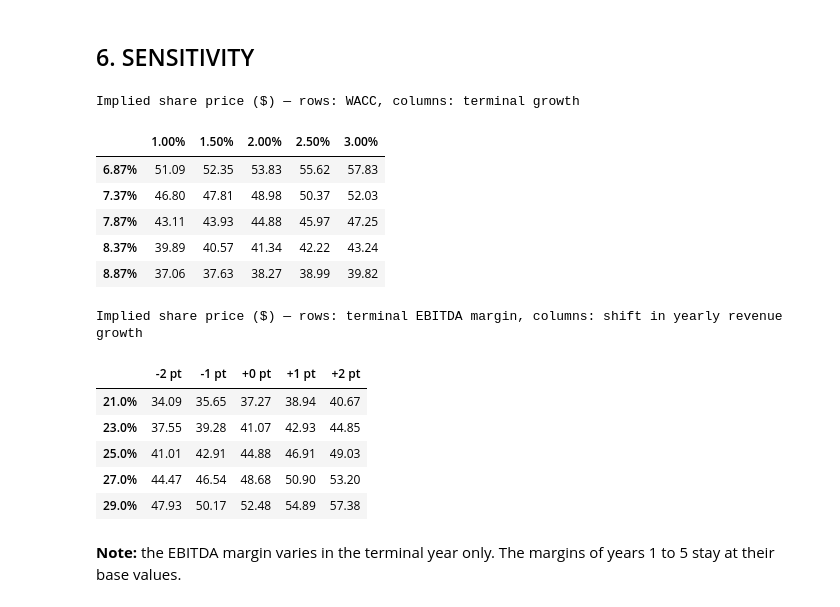
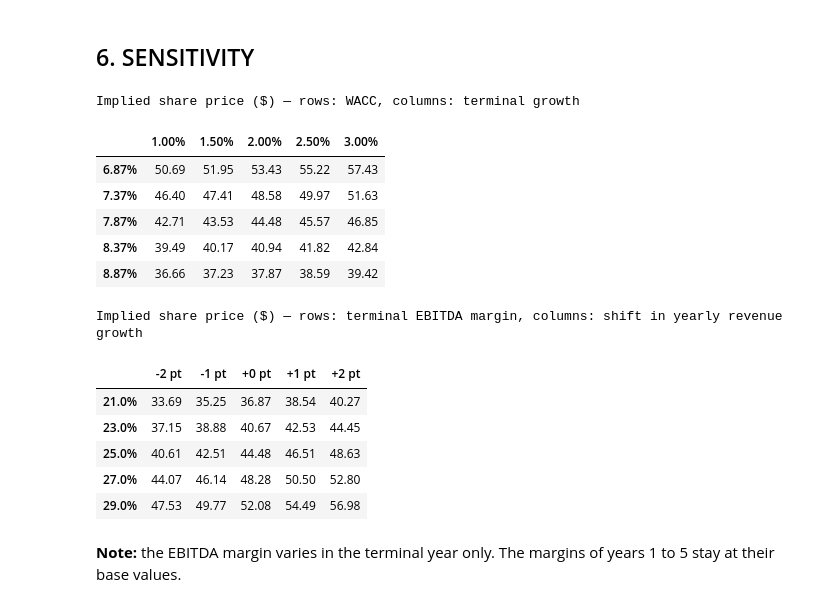
Before and after one commit to louischarpentier83-source/dcf-valuation-model, a Jupyter notebook: DCF.ipynb, the cells around one changed output. Drawn from its saved outputs; the diff is of its cells as text; code cells hidden in the pictures.

```diff
--- a/DCF.ipynb
+++ b/DCF.ipynb
@@ -25,6 +25,13 @@ DEBT = 3_000.0                # gross financial debt, $m
 CASH = 500.0                  # cash, $m
 SHARES = 500.0                # number of shares, millions
 PRICE = 32.00                 # current share price, $
+
+# EV to equity bridge
+OPERATING_CASH_PCT = 0.02     # cash needed to run the business, % of revenue year 0
+LEASE_LIABILITIES = 0.0       # $m, none assumed for the sample company
+PENSION_PROVISIONS = 0.0      # $m, none assumed for the sample company
+MINORITY_INTERESTS = 0.0      # $m, none assumed for the sample company
+DILUTIVE_SHARES = 0.0         # net new shares, millions, none assumed
 
 # Operating assumptions - one value per forecast year
 REVENUE_GROWTH = [0.08, 0.07, 0.06, 0.05, 0.04]
@@ -241,14 +248,27 @@ print(f"    of which terminal value: {pv_terminal / enterprise_value:.1%}")
 # %% [markdown]
 ## 5. FROM ENTERPRISE VALUE TO SHARE PRICE
 # %%
-net_debt = DEBT - CASH
-equity_value = enterprise_value - net_debt
-implied_price = equity_value / SHARES
+# Only the cash the business does not need to operate goes to shareholders
+operating_cash = min(CASH, REVENUE_0 * OPERATING_CASH_PCT)
+excess_cash = CASH - operating_cash
+
+non_equity_claims = (DEBT - excess_cash + LEASE_LIABILITIES
+                     + PENSION_PROVISIONS + MINORITY_INTERESTS)
+equity_value = enterprise_value - non_equity_claims
+diluted_shares = SHARES + DILUTIVE_SHARES
+implied_price = equity_value / diluted_shares
 upside = implied_price / PRICE - 1
 
-print(f"\nEnterprise value : {enterprise_value:,.0f} $m")
-print(f"(-) Net debt     : {-net_debt:,.0f} $m")
-print(f"Equity value     : {equity_value:,.0f} $m")
+print(f"\nEnterprise value      : {enterprise_value:,.0f} $m")
+print(f"(-) Gross debt        : {-DEBT:,.0f} $m")
+print(f"(+) Excess cash       : {excess_cash:,.0f} $m  "
+      f"(total {CASH:,.0f}, operating {operating_cash:,.0f})")
+print(f"(-) Lease liabilities : {0 - LEASE_LIABILITIES:,.0f} $m")
+print(f"(-) Pension provisions: {0 - PENSION_PROVISIONS:,.0f} $m")
+print(f"(-) Minority interests: {0 - MINORITY_INTERESTS:,.0f} $m")
+print(f"Equity value          : {equity_value:,.0f} $m")
+print(f"Diluted shares        : {diluted_shares:,.1f} m  "
+      f"(basic {SHARES:,.1f}, dilution {DILUTIVE_SHARES:,.1f})")
 print(f"\n>>> Implied price = {implied_price:,.2f} $  (current: {PRICE:,.2f} $)")
 print(f"    Upside / (downside): {upside:+.1%}")
 # %% [output]
@@ -269,30 +294,30 @@ print(f"    Implied exit EV/EBITDA: {terminal_value / ebitda_last:,.1f}x")
 # %%
 wacc_range = np.arange(WACC - 0.01, WACC + 0.011, 0.005)
 growth_range = np.arange(0.01, 0.031, 0.005)
 
 sensitivity = pd.DataFrame(index=[f"{w:.2%}" for w in wacc_range],
                            columns=[f"{g:.2%}" for g in growth_range],
                            dtype=float)
 
 for w in wacc_range:
     for g in growth_range:
         pv = (df["FCF"] / (1 + w) ** df.index).sum()
         tv = terminal_fcf(g, w + RONIC_SPREAD) / (w - g)
         ev = pv + tv / (1 + w) ** last_year
-        sensitivity.loc[f"{w:.2%}", f"{g:.2%}"] = (ev - net_debt) / SHARES
+        sensitivity.loc[f"{w:.2%}", f"{g:.2%}"] = (ev - non_equity_claims) / diluted_shares
 
 display(sensitivity.style
         .background_gradient(cmap="RdYlGn", axis=None)
         .format("{:,.2f}")
         .set_caption("Implied share price ($) — rows: WACC, columns: terminal growth"))
 # %% [output]
 Implied share price ($) — rows: WACC, columns: terminal growth
 |  | 1.00% | 1.50% | 2.00% | 2.50% | 3.00% |
-| 6.87% | 51.09 | 52.35 | 53.83 | 55.62 | 57.83 |
-| 7.37% | 46.80 | 47.81 | 48.98 | 50.37 | 52.03 |
-| 7.87% | 43.11 | 43.93 | 44.88 | 45.97 | 47.25 |
-| 8.37% | 39.89 | 40.57 | 41.34 | 42.22 | 43.24 |
-| 8.87% | 37.06 | 37.63 | 38.27 | 38.99 | 39.82 |
+| 6.87% | 50.69 | 51.95 | 53.43 | 55.22 | 57.43 |
+| 7.37% | 46.40 | 47.41 | 48.58 | 49.97 | 51.63 |
+| 7.87% | 42.71 | 43.53 | 44.48 | 45.57 | 46.85 |
+| 8.37% | 39.49 | 40.17 | 40.94 | 41.82 | 42.84 |
+| 8.87% | 36.66 | 37.23 | 37.87 | 38.59 | 39.42 |
 # %%
 # Operating sensitivity: terminal EBITDA margin x revenue growth.
 # The margin applies to the terminal year only, the forecast margins do not move.
@@ -307,7 +332,7 @@ def price_operating(ebitda_margin, growth_shift):
     pv = (fcf / (1 + WACC) ** df.index.values).sum()
     nopat = revenue[-1] * (1 + TERMINAL_GROWTH) * (ebitda_margin - DA_PCT) * (1 - TAX_RATE)
     tv = nopat * (1 - TERMINAL_GROWTH / terminal_ronic) / (WACC - TERMINAL_GROWTH)
-    return (pv + tv / (1 + WACC) ** last_year - net_debt) / SHARES
+    return (pv + tv / (1 + WACC) ** last_year - non_equity_claims) / diluted_shares
 
 base_margin = EBIT_MARGIN[-1] + DA_PCT
 margin_range = base_margin + np.array([-0.04, -0.02, 0.0, 0.02, 0.04])
@@ -326,11 +351,11 @@ display(operating.style
 # %% [output]
 Implied share price ($) — rows: terminal EBITDA margin, columns: shift in yearly revenue growth
 |  | -2 pt | -1 pt | +0 pt | +1 pt | +2 pt |
-| 21.0% | 34.09 | 35.65 | 37.27 | 38.94 | 40.67 |
-| 23.0% | 37.55 | 39.28 | 41.07 | 42.93 | 44.85 |
-| 25.0% | 41.01 | 42.91 | 44.88 | 46.91 | 49.03 |
-| 27.0% | 44.47 | 46.54 | 48.68 | 50.90 | 53.20 |
-| 29.0% | 47.93 | 50.17 | 52.48 | 54.89 | 57.38 |
+| 21.0% | 33.69 | 35.25 | 36.87 | 38.54 | 40.27 |
+| 23.0% | 37.15 | 38.88 | 40.67 | 42.53 | 44.45 |
+| 25.0% | 40.61 | 42.51 | 44.48 | 46.51 | 48.63 |
+| 27.0% | 44.07 | 46.14 | 48.28 | 50.50 | 52.80 |
+| 29.0% | 47.53 | 49.77 | 52.08 | 54.49 | 56.98 |
 # %% [markdown]
 **Note:** the EBITDA margin varies in the terminal year only. The margins of years 1 to 5 stay at their base values.
 # %% [markdown]
```
Also changed, not shown: parts of 1 cell of this notebook, 1 other file.
